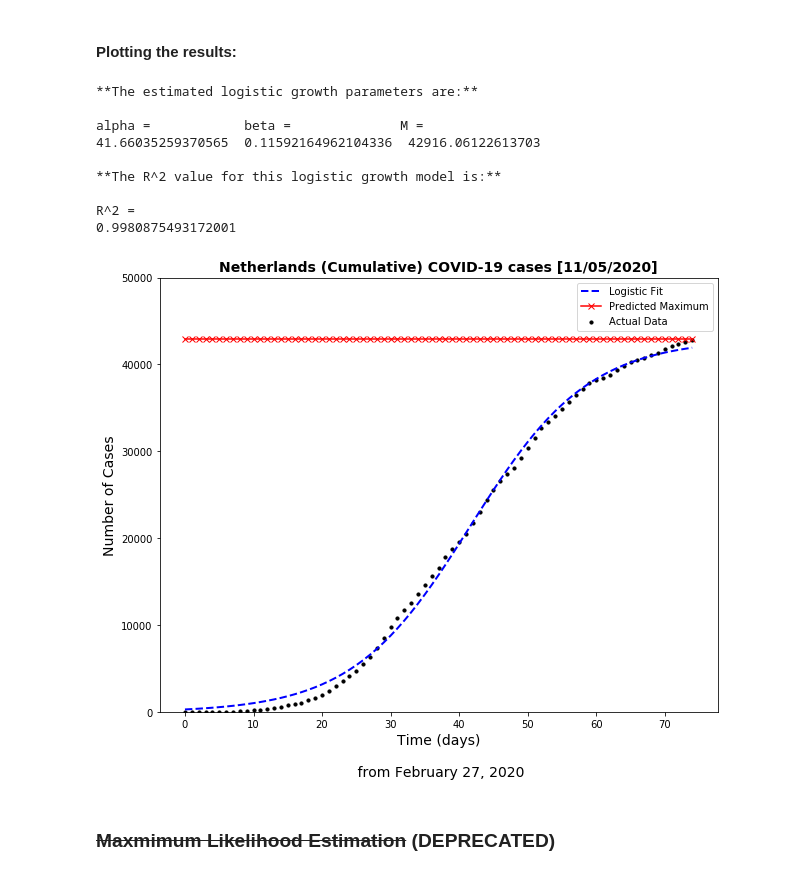
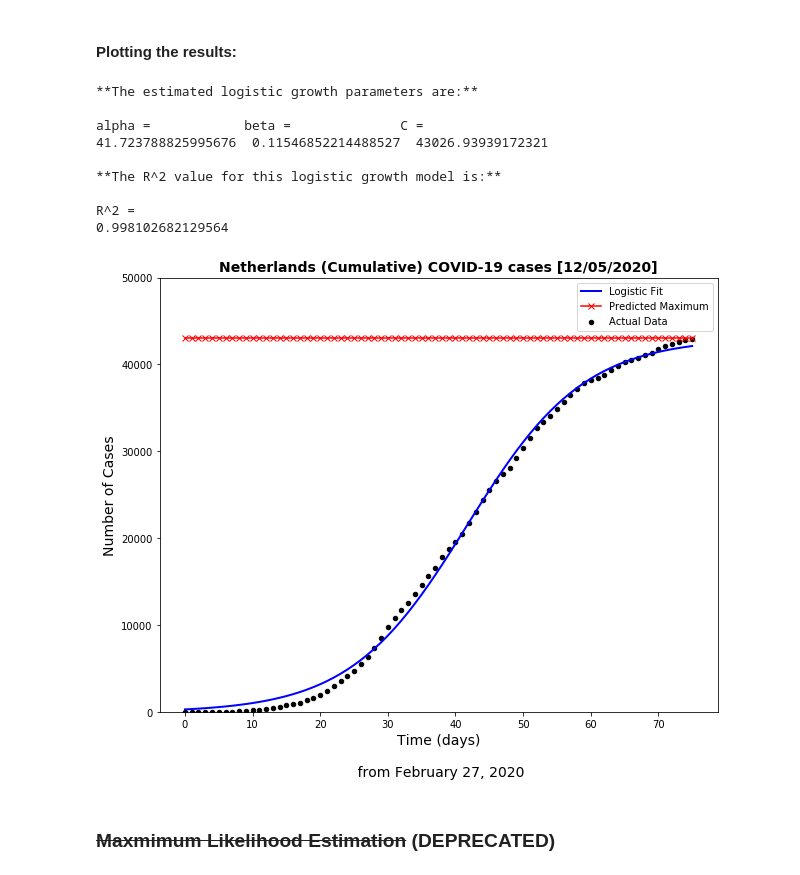
Before and after one commit to jiehaocao/BEP-SBMD-COVID19, a Jupyter notebook: notebook/logistic_growth_verhulst.ipynb, the cells around one changed output. Drawn from its saved outputs; the diff is of its cells as text; code cells hidden in the pictures.

```diff
--- a/notebook/logistic_growth_verhulst.ipynb
+++ b/notebook/logistic_growth_verhulst.ipynb
@@ -180,7 +180,7 @@ def r_squared_logistic():
     return R_squared
 # %%
 def prt_results_logistic():
-    logistic_line = '%5s  %16s  %15s' % ("alpha = ", "beta = ", "M = ")
+    logistic_line = '%5s  %16s  %15s' % ("alpha = ", "beta = ", "C = ")
     logistic_params = '%5s  %14s  %14s' % (alpha, beta, M)
 
     print("**The estimated logistic growth parameters are:**")
@@ -209,30 +209,30 @@ predicted_max = np.array(max_cases)
 # %%
 plt.figure(figsize=(10,8))
 
-plt.scatter(x, y, s=10, marker='o', c='k')
-plt.plot(x, logistic_pred(x), '--', lw=2, c='blue')
+plt.scatter(x, y, s=20, marker='o', c='k')
+plt.plot(x, logistic_pred(x), lw=2, c='blue')
 plt.plot(x, predicted_max, '-x', c='r')
 plt.legend(['Logistic Fit', 'Predicted Maximum', 'Actual Data' ])
 plt.ylim([0, 50000])
 
-plt.title("Netherlands (Cumulative) COVID-19 cases [11/05/2020]", Fontsize = 14, weight='bold')
+plt.title("Netherlands (Cumulative) COVID-19 cases [12/05/2020]", Fontsize = 14, weight='bold')
 plt.xlabel("Time (days)" + "\n\n" +" from February 27, 2020", Fontsize = 14)
 plt.ylabel("Number of Cases", Fontsize = 14);
 
 
 
 prt_results_logistic() # Uncomment for statistics
 # %% [output]
 **The estimated logistic growth parameters are:**
 
-alpha =            beta =              M =
-41.66035259370565  0.11592164962104336  42916.06122613703
+alpha =            beta =              C =
+41.723788825995676  0.11546852214488527  43026.93939172321
 
 **The R^2 value for this logistic growth model is:**
 
 R^2 =
-0.9980875493172001
+0.998102682129564
-[figure, old version]
+[figure, new version]
 # %% [markdown]
 ### ~~Maxmimum Likelihood Estimation~~ (DEPRECATED)
 # %%
```
Also changed, not shown: parts of 3 cells of this notebook.
